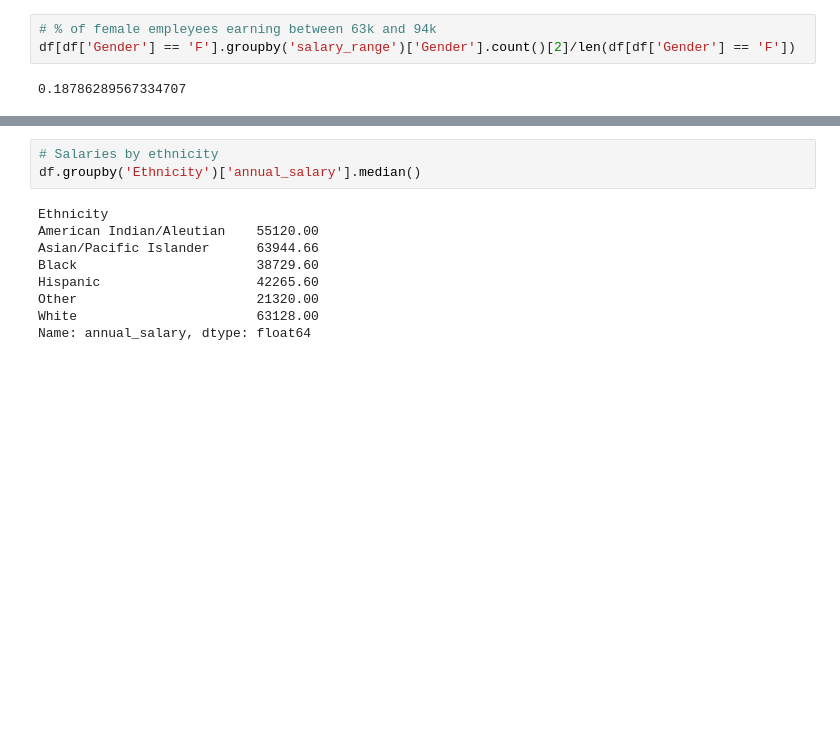
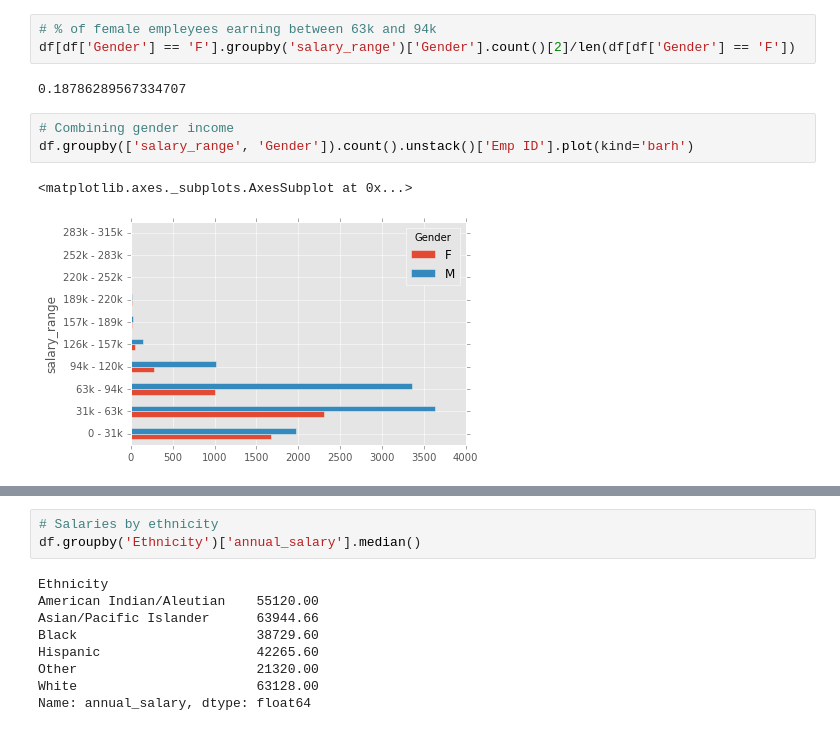
Before and after one commit to malev/codingnews.info, a Jupyter notebook: notebooks/austin_employees.ipynb, the cells around one changed output, grey strips where cells are left out. Cells and saved outputs as stored; diff of their text form; blank space fills up the shorter version.

Commit message:
Adding combined graphs

```diff
--- a/notebooks/austin_employees.ipynb
+++ b/notebooks/austin_employees.ipynb
@@ -108,3 +108,9 @@ df[df['Gender'] == 'M'].groupby('salary_range')['Gender'].count()[2]/len(df[df['
 df[df['Gender'] == 'F'].groupby('salary_range')['Gender'].count()[2]/len(df[df['Gender'] == 'F'])
 # %% [output]
 0.18786289567334707
+# %%
+# Combining gender income
+df.groupby(['salary_range', 'Gender']).count().unstack()['Emp ID'].plot(kind='barh')
+# %% [output]
+<matplotlib.axes._subplots.AxesSubplot at 0x...>
+[figure, added]
```
Also changed, not shown: parts of 1 cell of this notebook.
